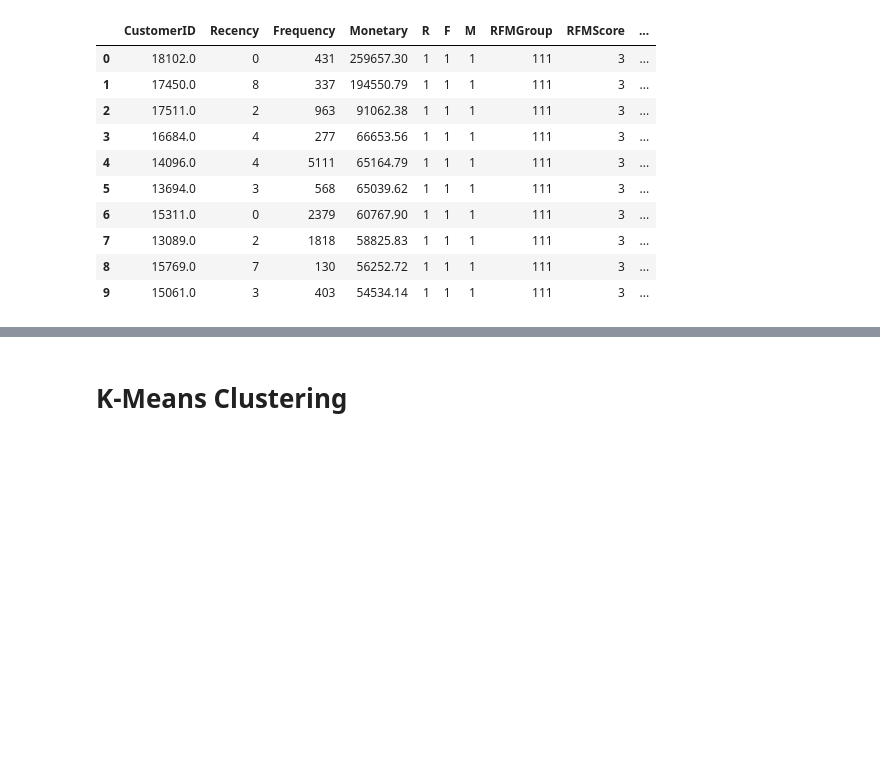
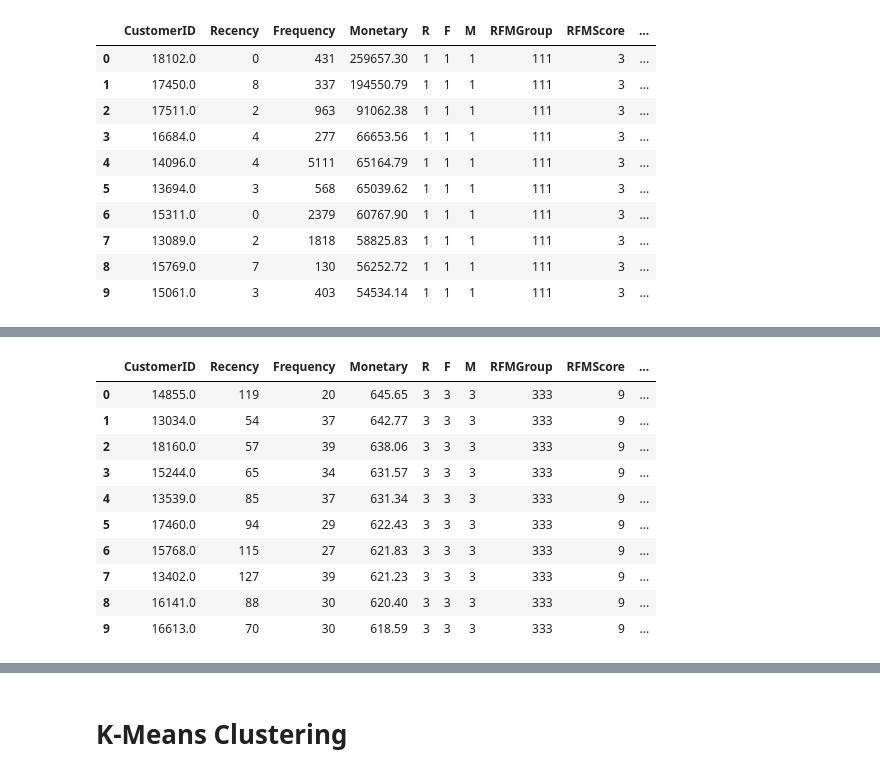
Before and after one commit to triskaaaw/Cheatsheet-DSP, a Jupyter notebook: rfm_analysis.ipynb, the cells around one changed output, grey strips where cells are left out. Saved outputs shown, nothing was run; the diff lists cells and outputs as text; code cells hidden in the pictures; blank space fills up the shorter version.

```diff
--- a/rfm_analysis.ipynb
+++ b/rfm_analysis.ipynb
@@ -633,0 +347,15 @@ po.iplot(fig)
+# %%
+#Validate the data for RFMGroup = 333
+rfm_scores[rfm_scores['RFMGroup']=='333'].sort_values('Monetary', ascending=False).reset_index().head(10)
+# %% [output]
+|  | CustomerID | Recency | Frequency | Monetary | R | F | M | RFMGroup | RFMScore | ... |
+| 0 | 14855.0 | 119 | 20 | 645.65 | 3 | 3 | 3 | 333 | 9 | ... |
+| 1 | 13034.0 | 54 | 37 | 642.77 | 3 | 3 | 3 | 333 | 9 | ... |
+| 2 | 18160.0 | 57 | 39 | 638.06 | 3 | 3 | 3 | 333 | 9 | ... |
+| 3 | 15244.0 | 65 | 34 | 631.57 | 3 | 3 | 3 | 333 | 9 | ... |
+| 4 | 13539.0 | 85 | 37 | 631.34 | 3 | 3 | 3 | 333 | 9 | ... |
+| 5 | 17460.0 | 94 | 29 | 622.43 | 3 | 3 | 3 | 333 | 9 | ... |
+| 6 | 15768.0 | 115 | 27 | 621.83 | 3 | 3 | 3 | 333 | 9 | ... |
+| 7 | 13402.0 | 127 | 39 | 621.23 | 3 | 3 | 3 | 333 | 9 | ... |
+| 8 | 16141.0 | 88 | 30 | 620.40 | 3 | 3 | 3 | 333 | 9 | ... |
+| 9 | 16613.0 | 70 | 30 | 618.59 | 3 | 3 | 3 | 333 | 9 | ... |
```
Also changed, not shown: parts of 21 cells of this notebook.
